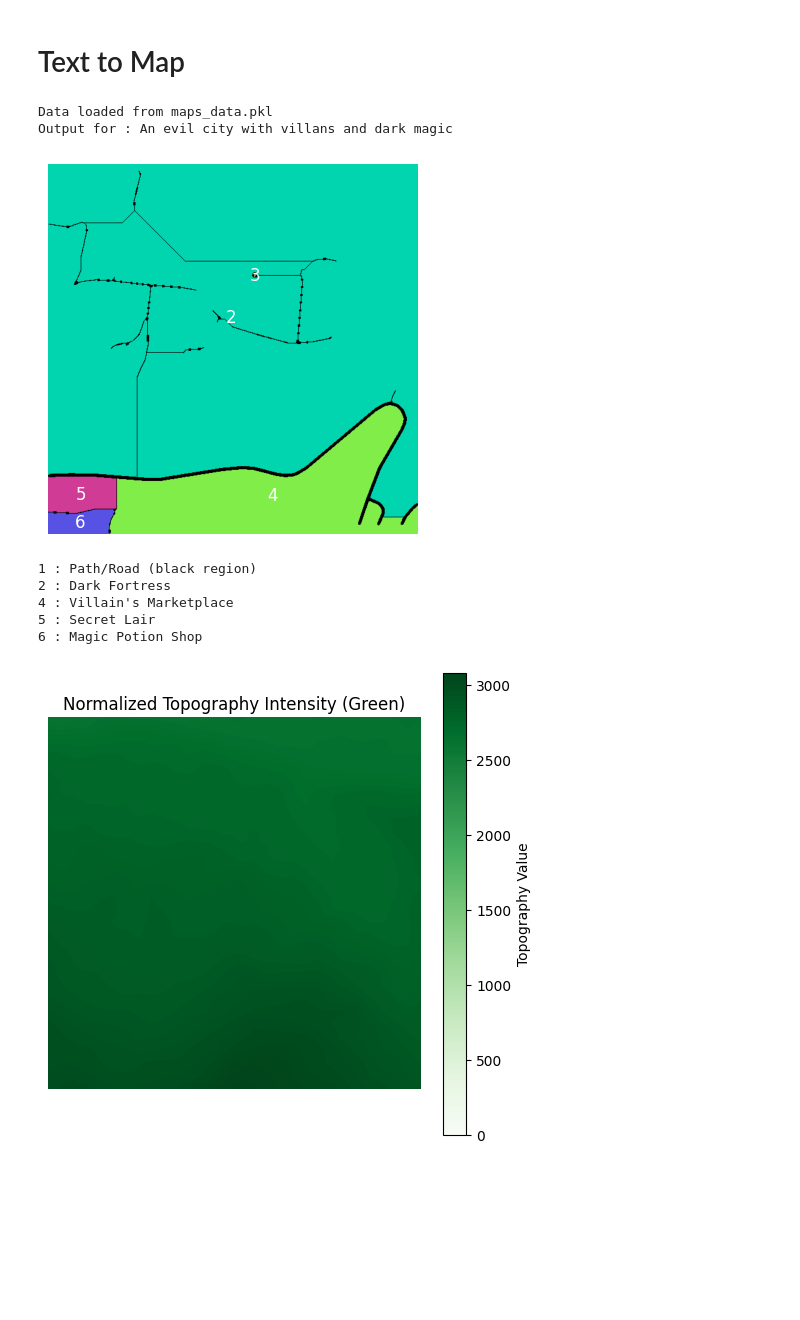
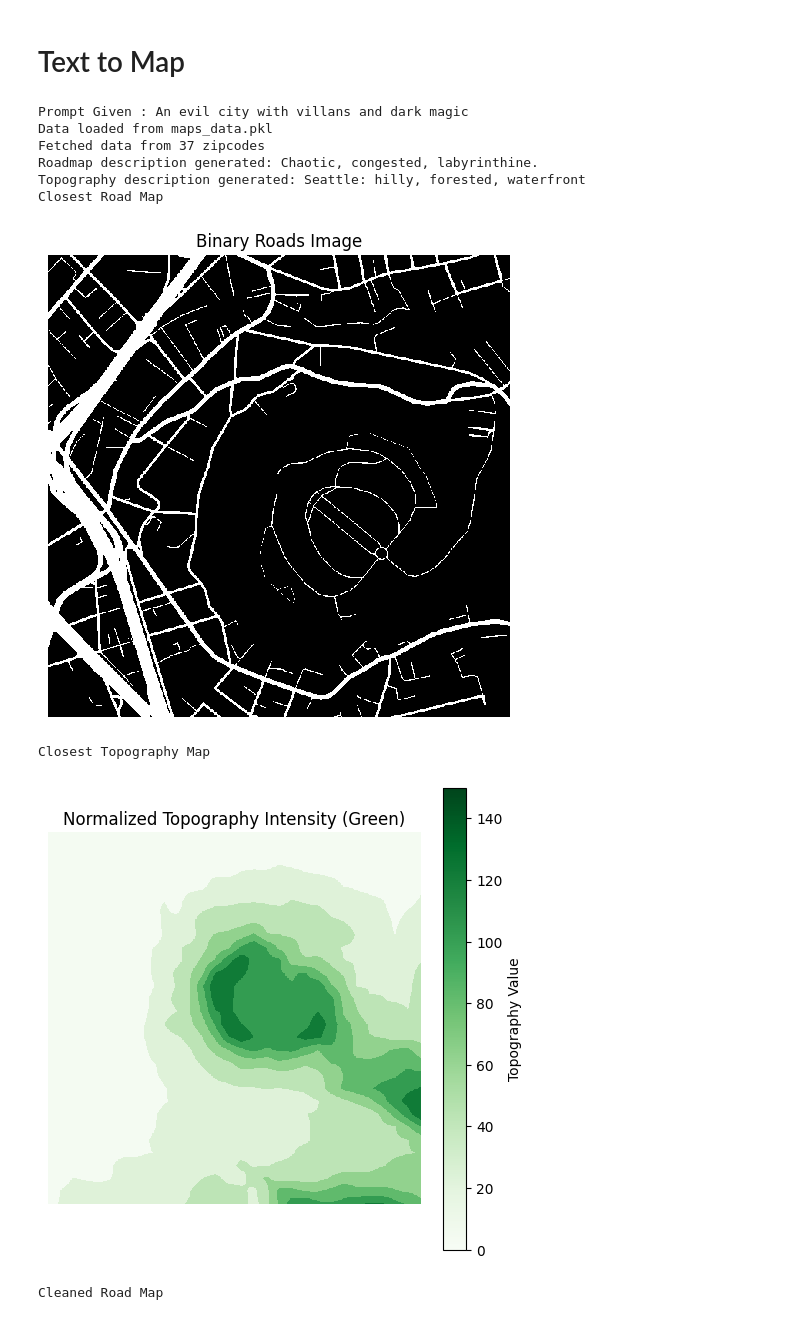
Before and after one commit to partharora1105/Text-To-World-Map, a Jupyter notebook: src/main.ipynb, the cells around one changed output. Drawn from its saved outputs; the diff is of its cells as text; code cells hidden in the pictures; blank space fills up the shorter version.

Commit message:
added more zipcodes

```diff
--- a/src/main.ipynb
+++ b/src/main.ipynb
@@ -392,20 +393,17 @@ def get_maps_data(pickle_file='maps_data.pkl', read_from_pickle=True):
     """
 
     zipcodes = [
-                    "10001", "90001", "60601", "77002", "98101",
-                    "94102", "30303", "20001", "80202", "19103",
-                    "81435", "96740", "59715", "83646", "99701",
-                    "84770", "99603", "04046", "01060", "84532",
-                    "27517", "73701", "71901", "99669", "03034"
+                    "90210", "10001", "60601", "33109", "94105", "20001", "02139", "78701", "30301", "80202",
+                    "98101", "15213", "48201", "37201", "73102", "55401", "99201", "83702", "85001", "96813",
+                    "99501", "85032", "72201", "94607", "80210", "06103", "19901", "32801", "30303", "96815",
+                    "60181", "46204", "50309", "66603", "40508", "70130", "04101", "21201", "02210", "48226",
+                    "55102", "39530", "63101", "59601", "89501", "03743", "07030", "87501", "14201", "27601",
+                    "43215", "73120", "97301", "15222", "17101", "02903", "29201", "37402", "84321", "84101",
+                    "05401", "24541", "98101", "97201", "20010", "22314", "24060", "28403", "58102", "57701",
+                    "30309", "37902", "78703", "80218", "72207", "94618", "94110", "12203", "77005", "33131",
+                    "33701", "30342", "22102", "95014", "30022", "08003", "06460", "90277", "92648", "96822",
+                    "20009", "11201", "10025", "02114", "02116", "19103", "60610", "33139", "28202", "27403"
                 ]
-    # [
-    #     "New York, NY", "Los Angeles, CA", "Chicago, IL", "Houston, TX", "Seattle, WA",
-    #     "San Francisco, CA", "Atlanta, GA", "Washington, D.C.", "Denver, CO", "Philadelphia, PA",
-    #     "Telluride, CO", "Kailua-Kona, HI", "Bozeman, MT", "Meridian, ID", "Fairbanks, AK",
-    #     "St. George, UT", "Homer, AK", "Kennebunkport, ME", "Northampton, MA", "Moab, UT",
-    #     "Chapel Hill, NC", "Enid, OK", "Hot Springs, AR", "Soldotna, AK", "Candia, NH"
-    # ]
-
     # test_zipcodes = ["10001", "94102"]
     # zipcodes = test_zipcodes
 
@@ -414,15 +412,15 @@ def get_maps_data(pickle_file='maps_data.pkl', read_from_pickle=True):
             data = pickle.load(f)
             print(f"Data loaded from {pickle_file}")
             return data
-
-    # If not reading from pickle, fetch data
     data = {}
     for zip_code in zipcodes:
-        info = get_zipcode_info(zip_code)  # Assuming get_zipcode_info is defined elsewhere
+        try:
+            info = get_zipcode_info(zip_code)
+        except:
+            continue #if api error
         data[zip_code] = info
         print(f"Added data for {zip_code}")
 
-    # Save the fetched data to a pickle file
     with open(pickle_file, 'wb') as f:
         pickle.dump(data, f)
         print(f"Data saved to {pickle_file}")
@@ -771,14 +769,15 @@ def text_to_map(prompt,
 
     return map, location_info, elevation_map
 # %%
-map, location_info, elevation_map = text_to_map("An evil city with villans and dark magic", False)
+map, location_info, elevation_map = text_to_map("An evil city with villans and dark magic", True)
 # %% [output]
+Prompt Given : An evil city with villans and dark magic
 Data loaded from maps_data.pkl
-Output for : An evil city with villans and dark magic
+Fetched data from 37 zipcodes
+Roadmap description generated: Chaotic, congested, labyrinthine.
+Topography description generated: Seattle: hilly, forested, waterfront
+Closest Road Map
-[figure, old version]
+[figure, new version]
-1 : Path/Road (black region)
-2 : Dark Fortress
-4 : Villain's Marketplace
-5 : Secret Lair
-6 : Magic Potion Shop
+Closest Topography Map
-[figure, old version]
+[figure, new version]
+Cleaned Road Map
```
Also changed, not shown: parts of 5 cells of this notebook.
